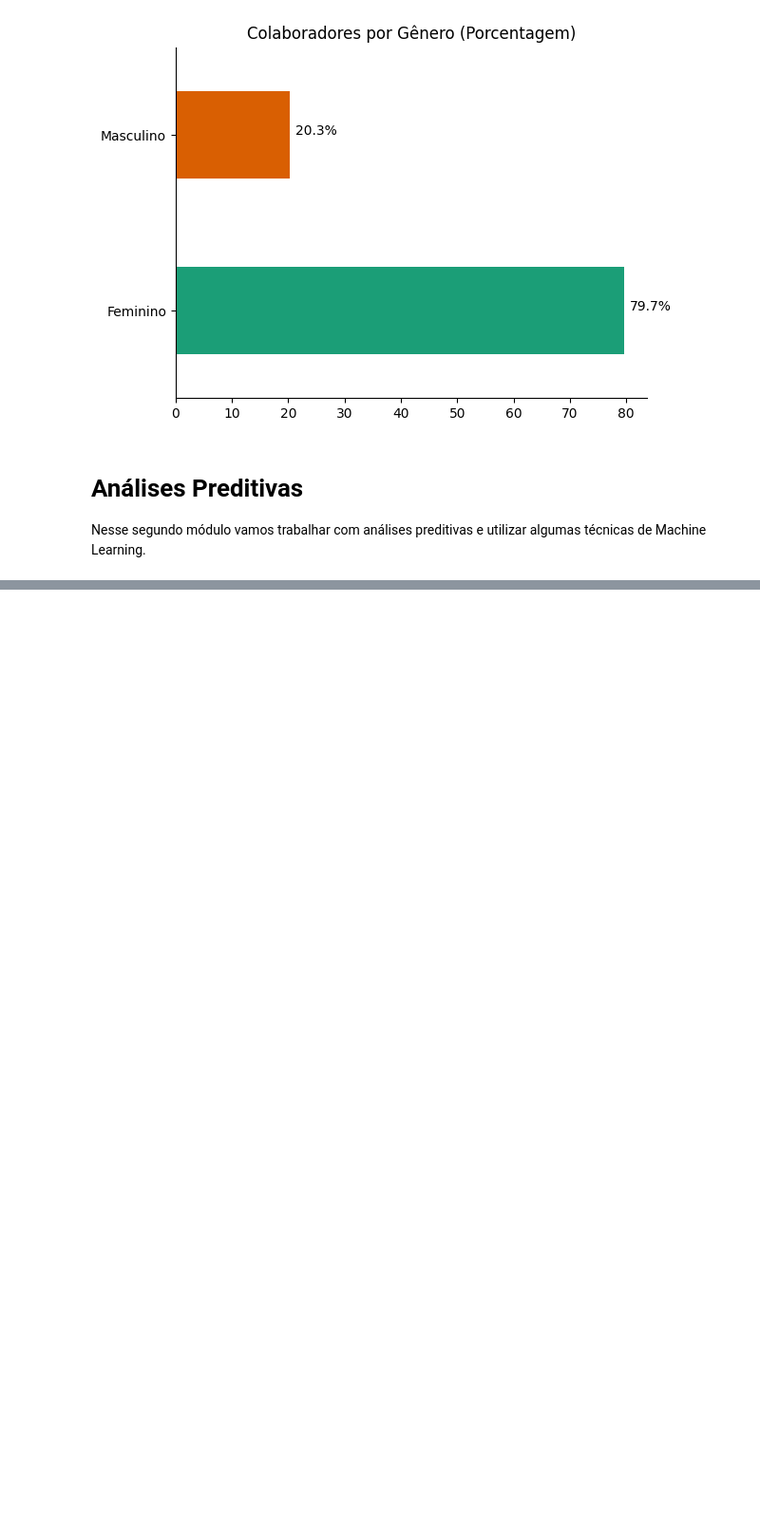
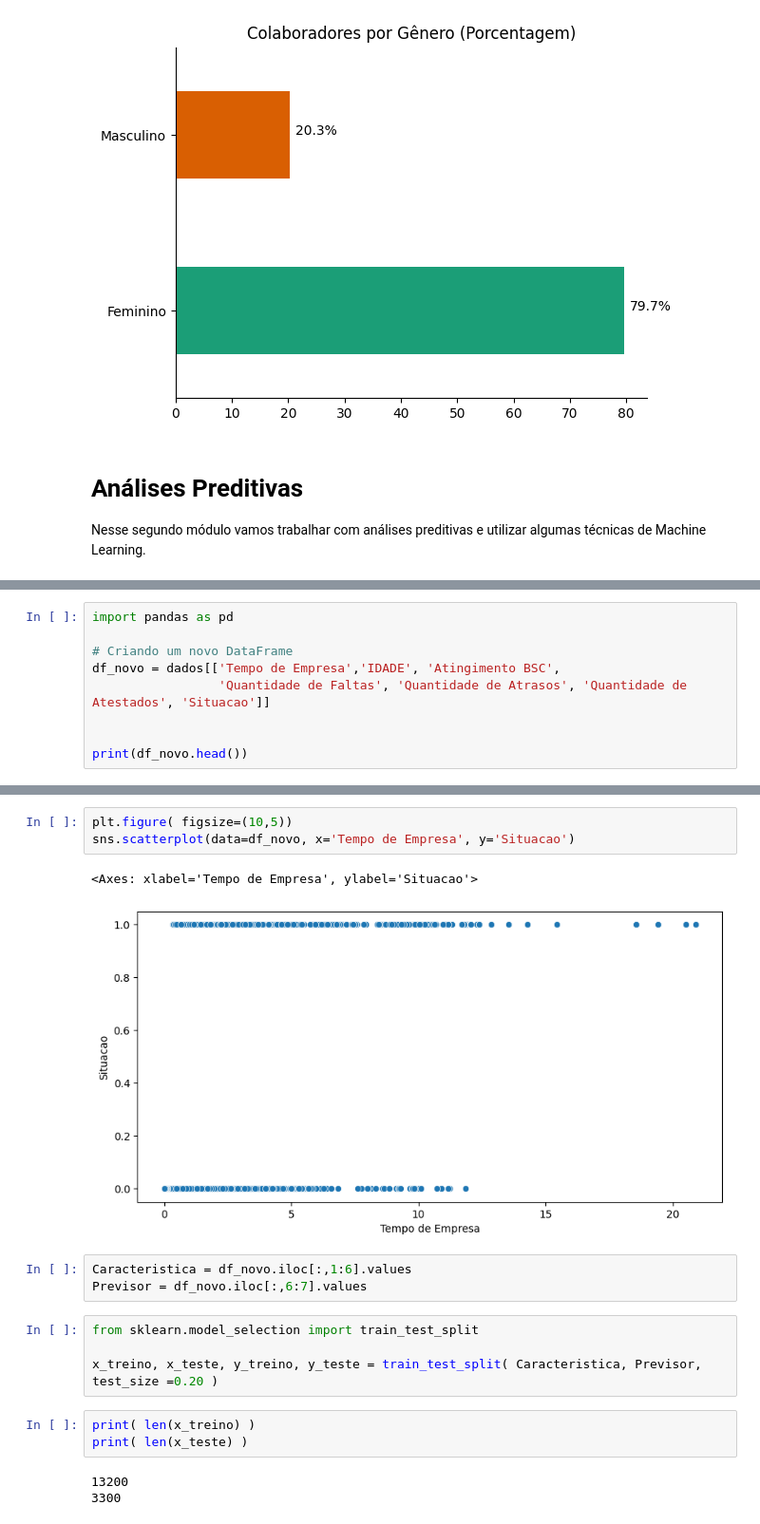
Before and after one commit to Gabrieldiasdeoliveira/People-Analytics---Turnover, a Jupyter notebook: People_Analytics_Turnover.ipynb, the cells around one changed output, grey strips where cells are left out. Shown: that part at 95% size. Saved outputs shown, nothing was run; the diff lists cells and outputs as text; blank space fills up the shorter version.

```diff
--- a/People_Analytics_Turnover.ipynb
+++ b/People_Analytics_Turnover.ipynb
@@ -248,0 +323,9 @@ Nesse segundo módulo vamos trabalhar com análises preditivas e utilizar alguma
+# %%
+import pandas as pd
+
+# Criando um novo DataFrame
+df_novo = dados[['Tempo de Empresa','IDADE', 'Atingimento BSC',
+                 'Quantidade de Faltas', 'Quantidade de Atrasos', 'Quantidade de Atestados', 'Situacao']]
+
+
+print(df_novo.head())
@@ -248,0 +346,19 @@ Nesse segundo módulo vamos trabalhar com análises preditivas e utilizar alguma
+# %%
+plt.figure( figsize=(10,5))
+sns.scatterplot(data=df_novo, x='Tempo de Empresa', y='Situacao')
+# %% [output]
+<Axes: xlabel='Tempo de Empresa', ylabel='Situacao'>
+[figure, added]
+# %%
+Caracteristica = df_novo.iloc[:,1:6].values
+Previsor = df_novo.iloc[:,6:7].values
+# %%
+from sklearn.model_selection import train_test_split
+
+x_treino, x_teste, y_treino, y_teste = train_test_split( Caracteristica, Previsor, test_size =0.20 )
+# %%
+print( len(x_treino) )
+print( len(x_teste) )
+# %% [output]
+13200
+3300
```
Also changed, not shown: parts of 38 cells of this notebook.
